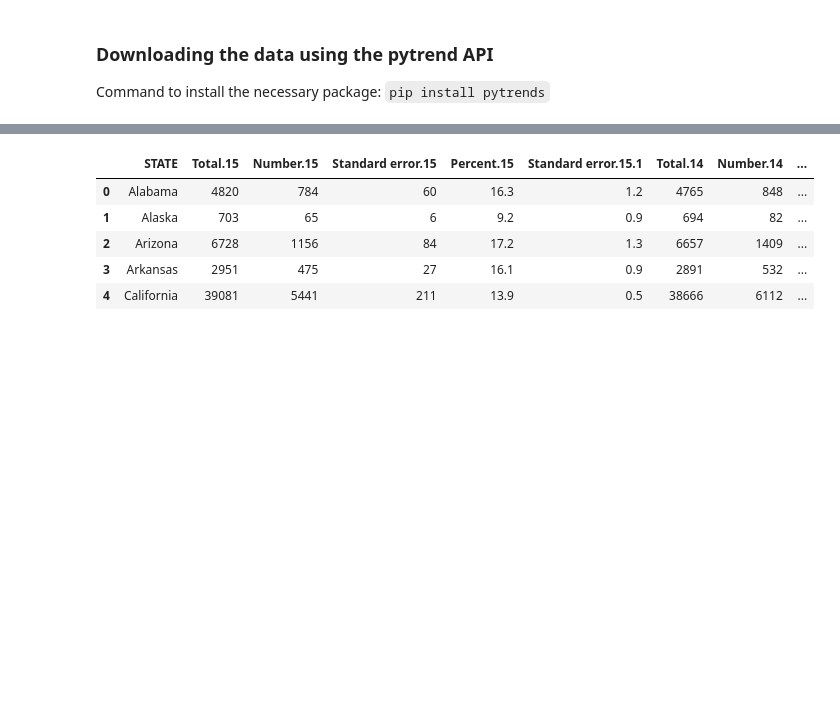
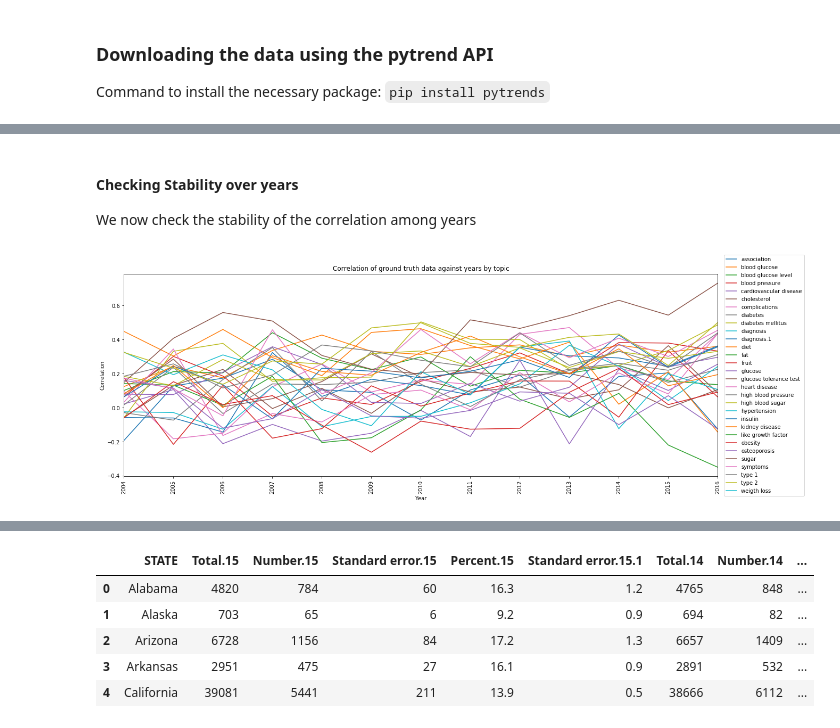
Before and after one commit to belgrades/chronic-disease, a Jupyter notebook: diabetes.ipynb, the cells around one changed output, grey strips where cells are left out. Cells and saved outputs as stored; diff of their text form; code cells hidden in the pictures; blank space fills up the shorter version.

```diff
--- a/diabetes.ipynb
+++ b/diabetes.ipynb
@@ -575,0 +858,13 @@ for i in range(2004,2017):
+# %% [markdown]
+#### Checking Stability over years
+
+We now check the stability of the correlation among years
+# %%
+df_correlation_years.plot(figsize=(20, 7))
+plt.xticks(years, rotation=90)
+plt.title("Correlation of ground truth data against years by topic")
+plt.ylabel("Correlation")
+plt.legend(loc="center right", bbox_to_anchor=(1.15,0.5))
+plt.show()
+# %% [output]
+[figure, added]
```
Also changed, not shown: parts of 61 cells of this notebook.
